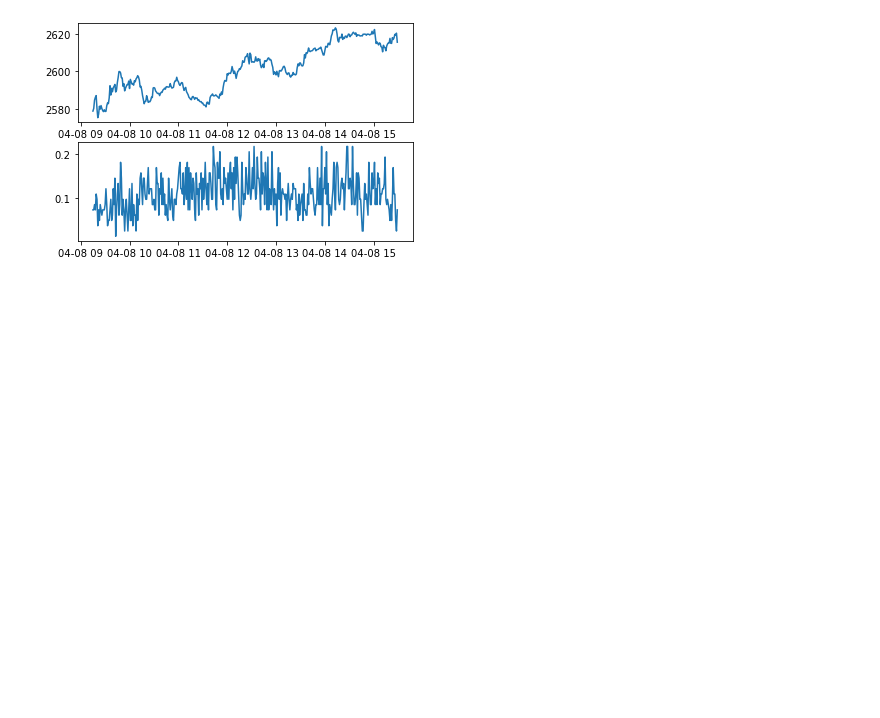
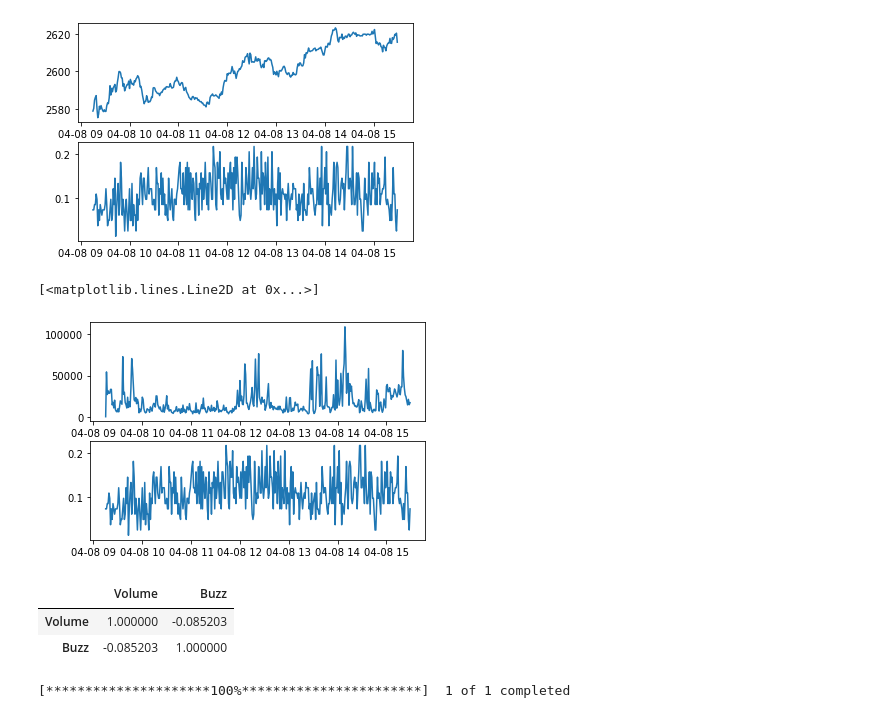
Before and after one commit to anaykale28/stratzy-assignment, a Jupyter notebook: BuzzScore.ipynb, the cells around one changed output. Saved outputs shown, nothing was run; the diff lists cells and outputs as text; code cells hidden in the pictures; blank space fills up the shorter version.

Commit message:
Correlation and volume-buzz graphs

```diff
--- a/BuzzScore.ipynb
+++ b/BuzzScore.ipynb
@@ -128,3 +128,40 @@ plt.plot(x,z)
 [*********************100%***********************]  1 of 1 completed
 [<matplotlib.lines.Line2D at 0x...>]
 [figure]
+# %%
+# Correlation over 1 min data
+corr_check = pd.DataFrame()
+corr_check['Volume'] = tick_data['Volume'][:-1]
+corr_check['Buzz'] = score[score.index < '2022-04-08 15:30:00+05:30']['Reliance Buzz']
+# %%
+x = tick_data.index[:-1]
+y = corr_check['Volume']
+plt.subplot(2,1,1)
+plt.plot(x,y)
+x = tick_data.index[:-1]
+z = corr_check['Buzz']
+plt.subplot(2,1,2)
+plt.plot(x,z)
+# %% [output]
+[<matplotlib.lines.Line2D at 0x...>]
+[figure, added]
+# %%
+corr_check.corr(method = 'pearson')
+# %% [output]
+|  | Volume | Buzz |
+| Volume | 1.000000 | -0.085203 |
+| Buzz | -0.085203 | 1.000000 |
+# %%
+day_data = yf.download('RELIANCE.NS', start="2022-04-02", end="2022-04-09", interval = '1d')
+tweets = client.get_recent_tweets_count(query = 'Reliance',
+                                        granularity = 'day',
+                                        start_time = '2022-04-05T03:45:00Z',
+                                        end_time = '2022-04-09T10:00:00Z')
+day_tweet = pd.DataFrame(tweets.data)
+day_tweet.columns = ['End', 'Start', 'Tweet Count']
+day_tweet['Start'] = pd.to_datetime(day_tweet['Start']).dt.tz_convert('Asia/Kolkata')
+day_tweet['Start'] = day_tweet['Start'].dt.date
+day_tweet['End'] = pd.to_datetime(day_tweet['End']).dt.tz_convert('Asia/Kolkata')
+day_tweet.set_index('Start', inplace = True)
+# %% [output]
+[*********************100%***********************]  1 of 1 completed
```
Also changed, not shown: parts of 7 cells of this notebook.
